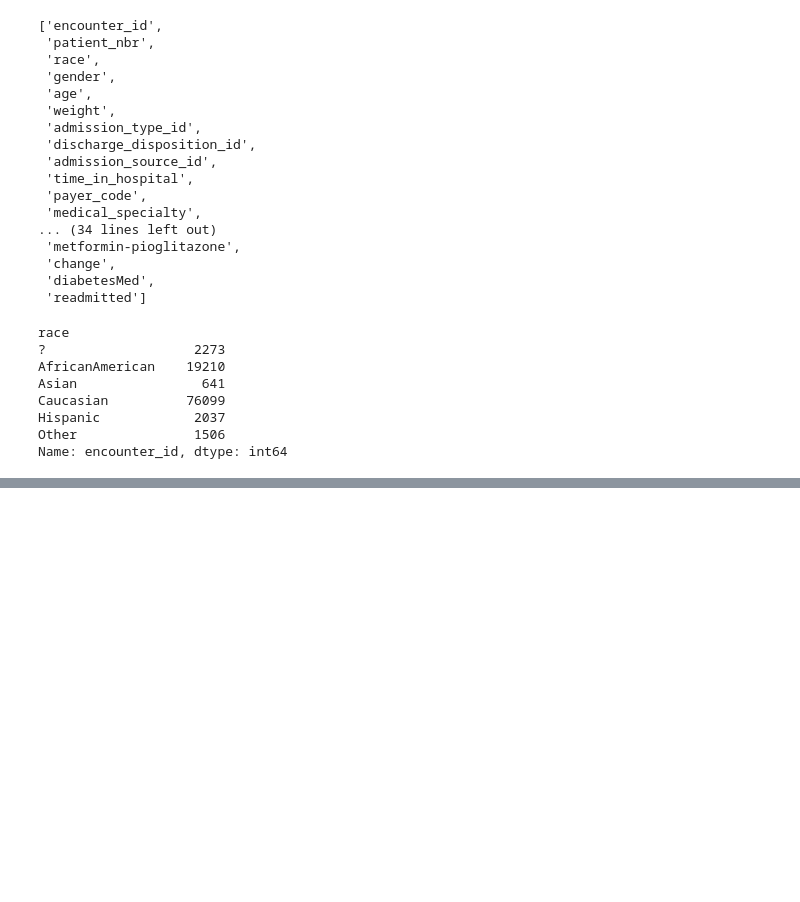
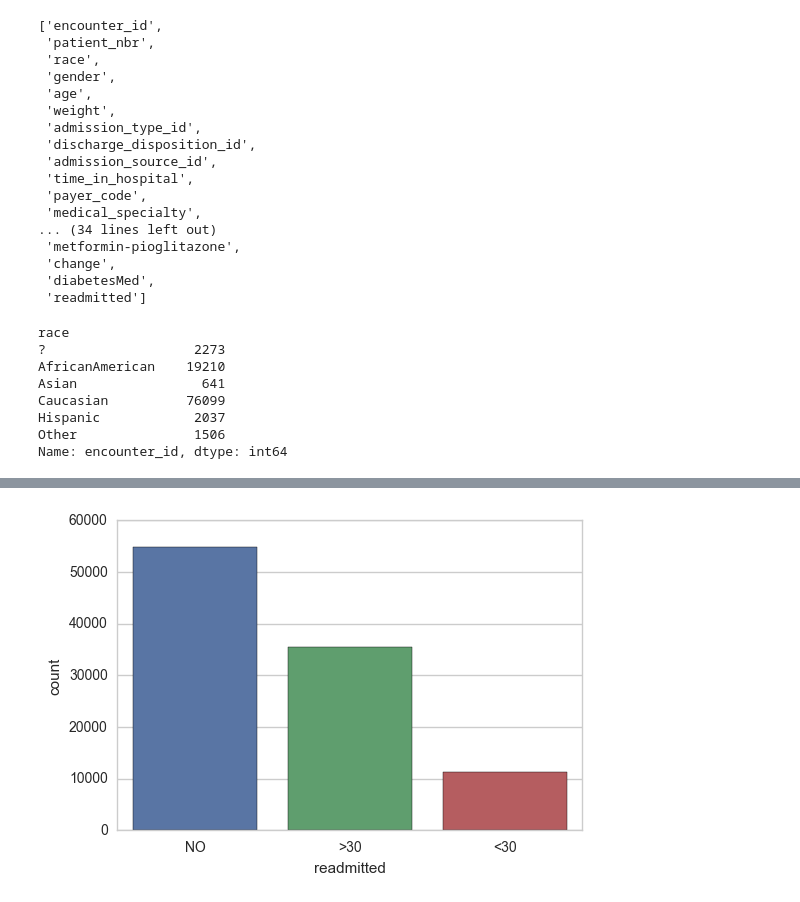
Before and after one commit to rikithamanjunath/diabetes-readmission, a Jupyter notebook: eda.ipynb, the cells around one changed output, grey strips where cells are left out. Cells and saved outputs as stored; diff of their text form; code cells hidden in the pictures; blank space fills up the shorter version.

```diff
--- a/eda.ipynb
+++ b/eda.ipynb
@@ -89,0 +52,6 @@ Name: encounter_id, dtype: int64
+# %%
+sns.set(style="whitegrid")
+ax = sns.countplot(x="readmitted", data=df)
+plt.show()
+# %% [output]
+[figure, added]
```
Also changed, not shown: parts of 9 cells of this notebook.
